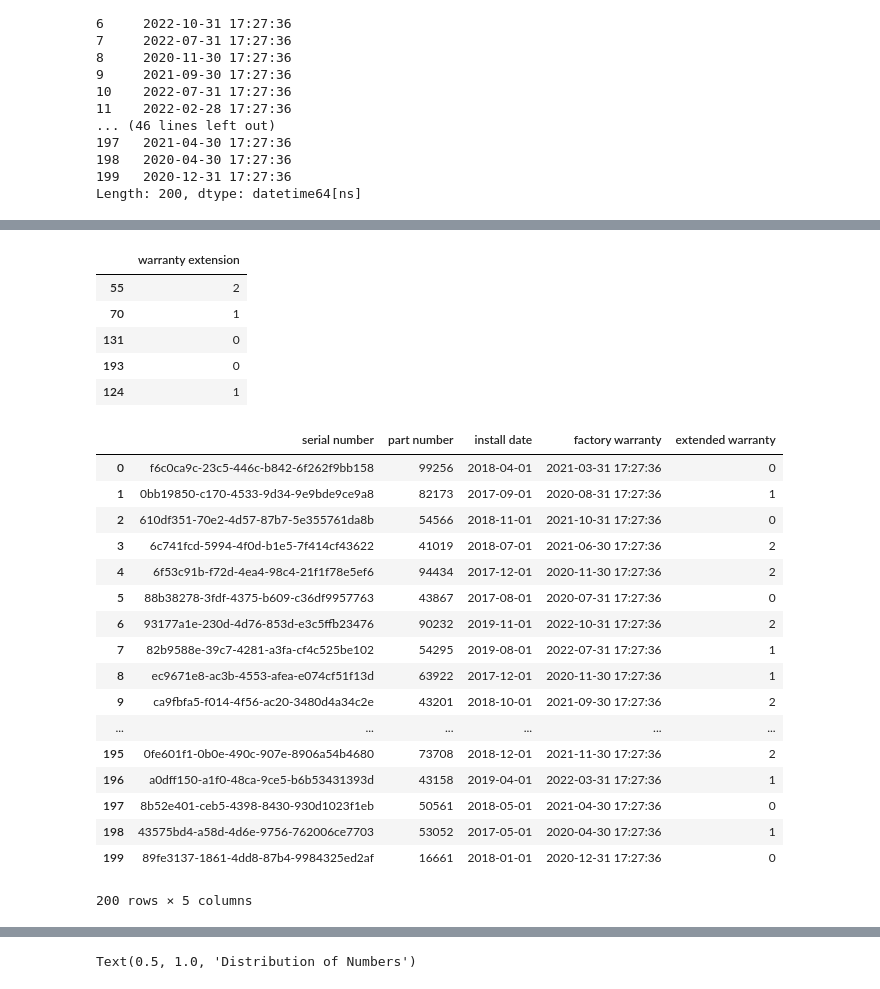
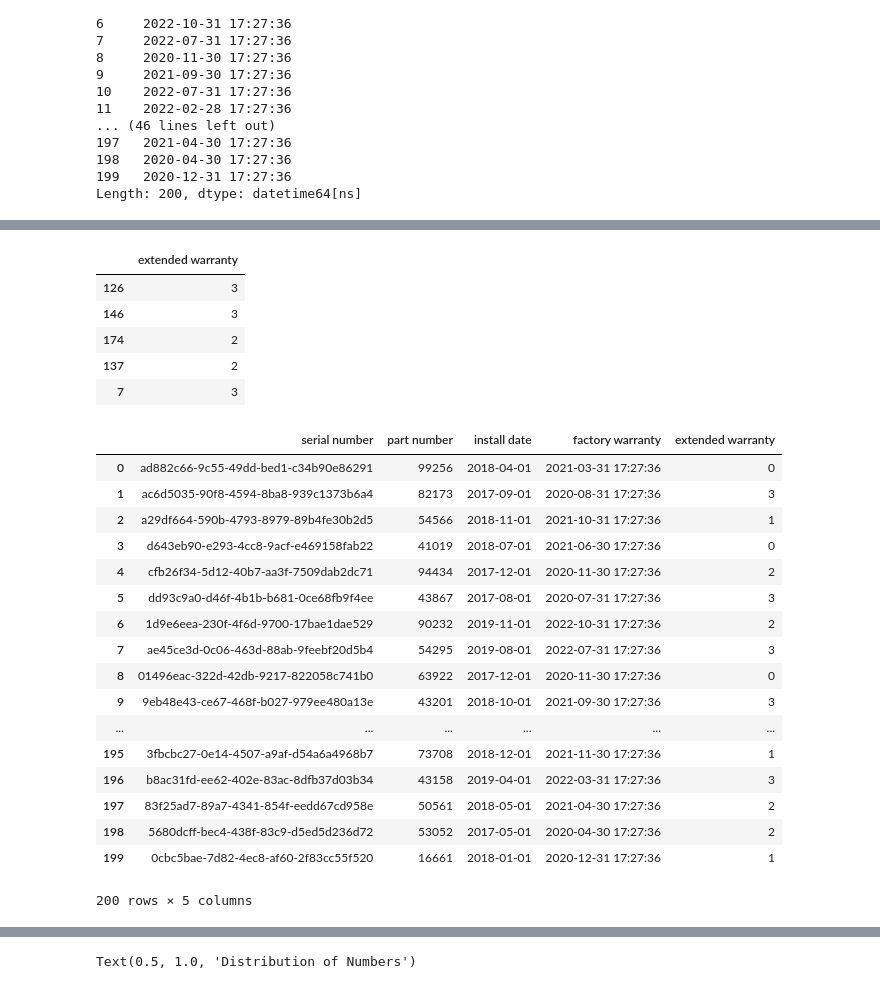
Before and after one commit to pcaulfie/ProgDA-Project, a Jupyter notebook: Install Base Dataset.ipynb, the cells around one changed output, grey strips where cells are left out. Saved outputs shown, nothing was run; the diff lists cells and outputs as text; code cells hidden in the pictures.

```diff
--- a/Install Base Dataset.ipynb
+++ b/Install Base Dataset.ipynb
@@ -343,21 +358,23 @@ installbase.head()
 # %%
-# Customer have a choice of not taking out extended warranty or purchasing an additional 1, 2 or 3 year extended warranty
-num_warranty = 3
+# Generate warranty data
+# Define parameters
+choices = 4  # 4 choices, ie 0,1,2 or 3 Years extended
 
-# assign extended warranty to users randomly
+# create new series call warranty
 warranty = pd.DataFrame()
 
 np.random.seed(2) # use random seed generator
-
-warranty['warranty extension'] = np.random.randint(low=0, high=num_warranty, size=num_serial_num)
+# generate 1d array called warranty consisting of 200 rows, with values 0 to 3 random selected from a uniform distribution
+warranty['extended warranty'] = np.random.randint(low=0, high=choices, size=num_serial_num)
+# display sample of 5 rows
 warranty.sample(5)
 # %% [output]
-|  | warranty extension |
-| 55 | 2 |
-| 70 | 1 |
-| 131 | 0 |
-| 193 | 0 |
-| 124 | 1 |
+|  | extended warranty |
+| 126 | 3 |
+| 146 | 3 |
+| 174 | 2 |
+| 137 | 2 |
+| 7 | 3 |
 # %%
 #  Adding extended warranty column to the dataframe
 
@@ -366,20 +383,20 @@ installbase['extended warranty'] = pd.concat([warranty], axis=0).reset_index().d
 installbase
 # %% [output]
 |  | serial number | part number | install date | factory warranty | extended warranty |
-| 0 | f6c0ca9c-23c5-446c-b842-6f262f9bb158 | 99256 | 2018-04-01 | 2021-03-31 17:27:36 | 0 |
-| 1 | 0bb19850-c170-4533-9d34-9e9bde9ce9a8 | 82173 | 2017-09-01 | 2020-08-31 17:27:36 | 1 |
-| 2 | 610df351-70e2-4d57-87b7-5e355761da8b | 54566 | 2018-11-01 | 2021-10-31 17:27:36 | 0 |
-| 3 | 6c741fcd-5994-4f0d-b1e5-7f414cf43622 | 41019 | 2018-07-01 | 2021-06-30 17:27:36 | 2 |
-| 4 | 6f53c91b-f72d-4ea4-98c4-21f1f78e5ef6 | 94434 | 2017-12-01 | 2020-11-30 17:27:36 | 2 |
-| 5 | 88b38278-3fdf-4375-b609-c36df9957763 | 43867 | 2017-08-01 | 2020-07-31 17:27:36 | 0 |
-| 6 | 93177a1e-230d-4d76-853d-e3c5ffb23476 | 90232 | 2019-11-01 | 2022-10-31 17:27:36 | 2 |
-| 7 | 82b9588e-39c7-4281-a3fa-cf4c525be102 | 54295 | 2019-08-01 | 2022-07-31 17:27:36 | 1 |
-| 8 | ec9671e8-ac3b-4553-afea-e074cf51f13d | 63922 | 2017-12-01 | 2020-11-30 17:27:36 | 1 |
-| 9 | ca9fbfa5-f014-4f56-ac20-3480d4a34c2e | 43201 | 2018-10-01 | 2021-09-30 17:27:36 | 2 |
+| 0 | ad882c66-9c55-49dd-bed1-c34b90e86291 | 99256 | 2018-04-01 | 2021-03-31 17:27:36 | 0 |
+| 1 | ac6d5035-90f8-4594-8ba8-939c1373b6a4 | 82173 | 2017-09-01 | 2020-08-31 17:27:36 | 3 |
+| 2 | a29df664-590b-4793-8979-89b4fe30b2d5 | 54566 | 2018-11-01 | 2021-10-31 17:27:36 | 1 |
+| 3 | d643eb90-e293-4cc8-9acf-e469158fab22 | 41019 | 2018-07-01 | 2021-06-30 17:27:36 | 0 |
+| 4 | cfb26f34-5d12-40b7-aa3f-7509dab2dc71 | 94434 | 2017-12-01 | 2020-11-30 17:27:36 | 2 |
+| 5 | dd93c9a0-d46f-4b1b-b681-0ce68fb9f4ee | 43867 | 2017-08-01 | 2020-07-31 17:27:36 | 3 |
+| 6 | 1d9e6eea-230f-4f6d-9700-17bae1dae529 | 90232 | 2019-11-01 | 2022-10-31 17:27:36 | 2 |
+| 7 | ae45ce3d-0c06-463d-88ab-9feebf20d5b4 | 54295 | 2019-08-01 | 2022-07-31 17:27:36 | 3 |
+| 8 | 01496eac-322d-42db-9217-822058c741b0 | 63922 | 2017-12-01 | 2020-11-30 17:27:36 | 0 |
+| 9 | 9eb48e43-ce67-468f-b027-979ee480a13e | 43201 | 2018-10-01 | 2021-09-30 17:27:36 | 3 |
 | ... | ... | ... | ... | ... | ... |
-| 195 | 0fe601f1-0b0e-490c-907e-8906a54b4680 | 73708 | 2018-12-01 | 2021-11-30 17:27:36 | 2 |
-| 196 | a0dff150-a1f0-48ca-9ce5-b6b53431393d | 43158 | 2019-04-01 | 2022-03-31 17:27:36 | 1 |
-| 197 | 8b52e401-ceb5-4398-8430-930d1023f1eb | 50561 | 2018-05-01 | 2021-04-30 17:27:36 | 0 |
-| 198 | 43575bd4-a58d-4d6e-9756-762006ce7703 | 53052 | 2017-05-01 | 2020-04-30 17:27:36 | 1 |
-| 199 | 89fe3137-1861-4dd8-87b4-9984325ed2af | 16661 | 2018-01-01 | 2020-12-31 17:27:36 | 0 |
+| 195 | 3fbcbc27-0e14-4507-a9af-d54a6a4968b7 | 73708 | 2018-12-01 | 2021-11-30 17:27:36 | 1 |
+| 196 | b8ac31fd-ee62-402e-83ac-8dfb37d03b34 | 43158 | 2019-04-01 | 2022-03-31 17:27:36 | 3 |
+| 197 | 83f25ad7-89a7-4341-854f-eedd67cd958e | 50561 | 2018-05-01 | 2021-04-30 17:27:36 | 2 |
+| 198 | 5680dcff-bec4-438f-83c9-d5ed5d236d72 | 53052 | 2017-05-01 | 2020-04-30 17:27:36 | 2 |
+| 199 | 0cbc5bae-7d82-4ec8-af60-2f83cc55f520 | 16661 | 2018-01-01 | 2020-12-31 17:27:36 | 1 |
 200 rows × 5 columns
```
Also changed, not shown: parts of 35 cells of this notebook, 1 other file.
